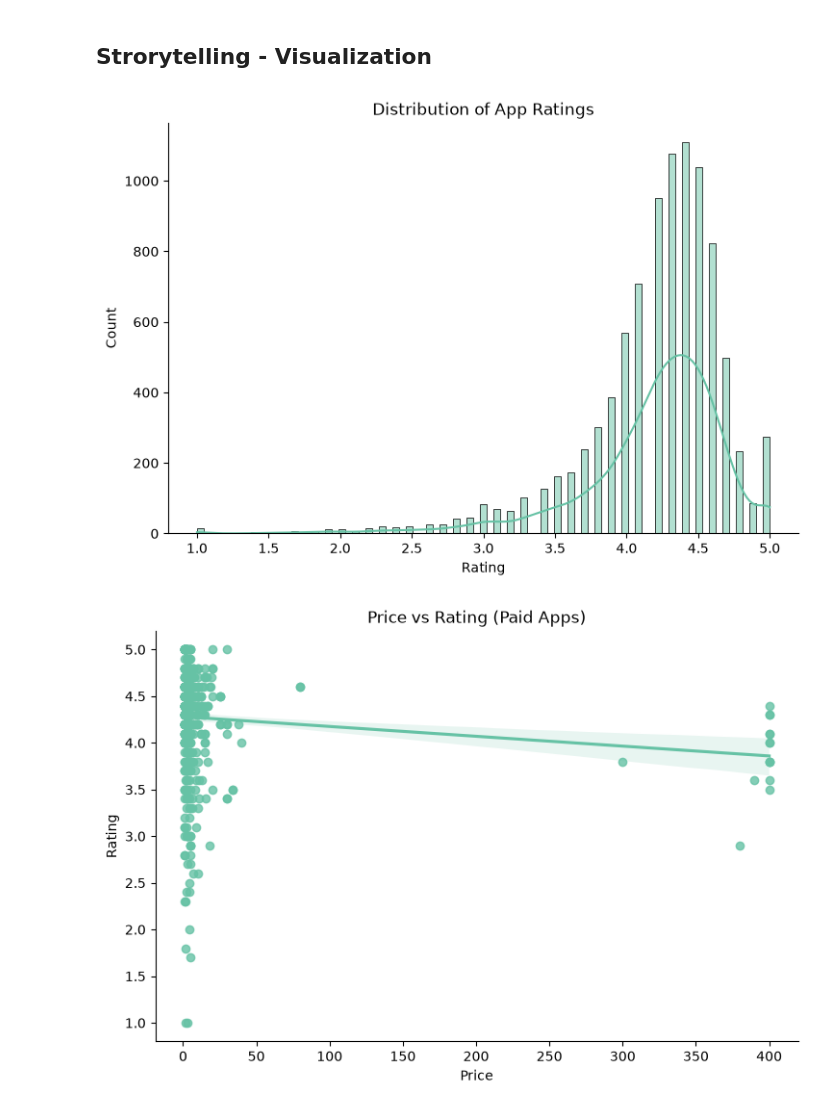
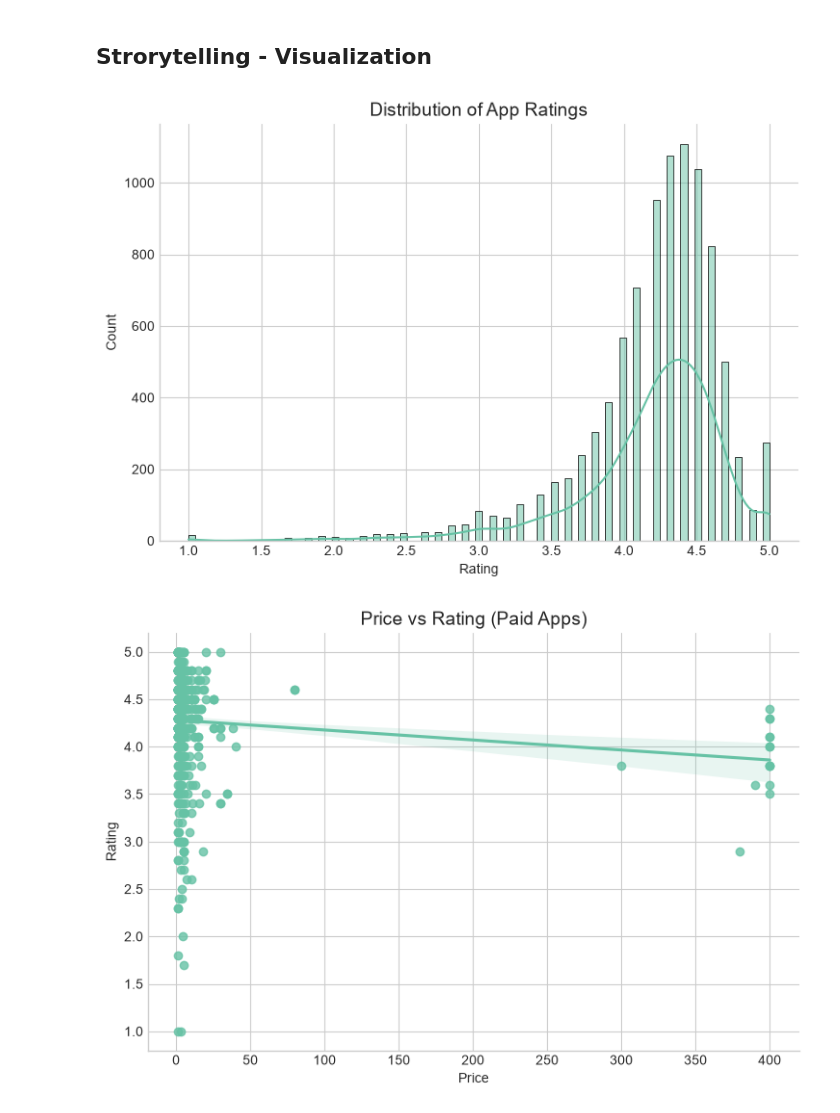
Before and after one commit to Shideh-kadkhodaei/google-play-data-anlysis, a Jupyter notebook: Project 1.ipynb, the cells around one changed output. Cells and saved outputs as stored; diff of their text form; code cells hidden in the pictures.

```diff
--- a/Project 1.ipynb
+++ b/Project 1.ipynb
@@ -70,3 +20,8 @@ warnings.filterwarnings('ignore')
+# %%
+# Ignore warning messages and configure visual aesthetics
+warnings.filterwarnings('ignore')
+plt.style.use('seaborn-v0_8-whitegrid' if 'seaborn-v0_8-whitegrid' in plt.style.available else 'default')
+sns.set_palette(sns.color_palette("Set2"))
 # %% [markdown]
 ## Load and Prepare Data
 # %%
@@ -157,2 +112,13 @@ df['Price'] = pd.to_numeric(df['Price'], errors='coerce')
 df['Reviews'] = pd.to_numeric(df['Reviews'], errors='coerce')
+# %%
+# Convert 'Size' strings (e.g., '19M', '500k') into numeric Megabytes (MB)
+def convert_size_to_mb(val):
+    if isinstance(val, str):
+        if 'M' in val:
+            return float(val.replace('M', ''))
+        elif 'k' in val:
+            return float(val.replace('k', '')) / 1024
+    return np.nan
+
+df['Size_MB'] = df['Size'].apply(convert_size_to_mb)
 # %%
@@ -166,16 +129,16 @@ sns.set_palette(sns.color_palette("Set2"))
 # %%
-# Plot 1: Distribution of app ratings
+# Visualize the distribution of app ratings with a KDE curve
 sns.displot(data=df, x='Rating', kde=True, fill=True, height=5, aspect=1.5)
-plt.title('Distribution of App Ratings')
+plt.title('Distribution of App Ratings', fontsize=14)
 plt.show()
 # %% [output]
-[figure, old version]
+[figure, new version]
 # %%
-# Plot 2: Linear relationship between Price and Rating for paid apps
+# Linear relationship between Price and Rating specifically for Paid applications
 paid_apps = df[df['Type'] == 'Paid']
 sns.lmplot(data=paid_apps, x='Price', y='Rating', height=5, aspect=1.5)
-plt.title('Price vs Rating (Paid Apps)')
+plt.title('Price vs Rating (Paid Apps)', fontsize=14)
 plt.show()
 # %% [output]
-[figure, old version]
+[figure, new version]
 # %%
```
Also changed, not shown: parts of 22 cells of this notebook, 1 other file.
